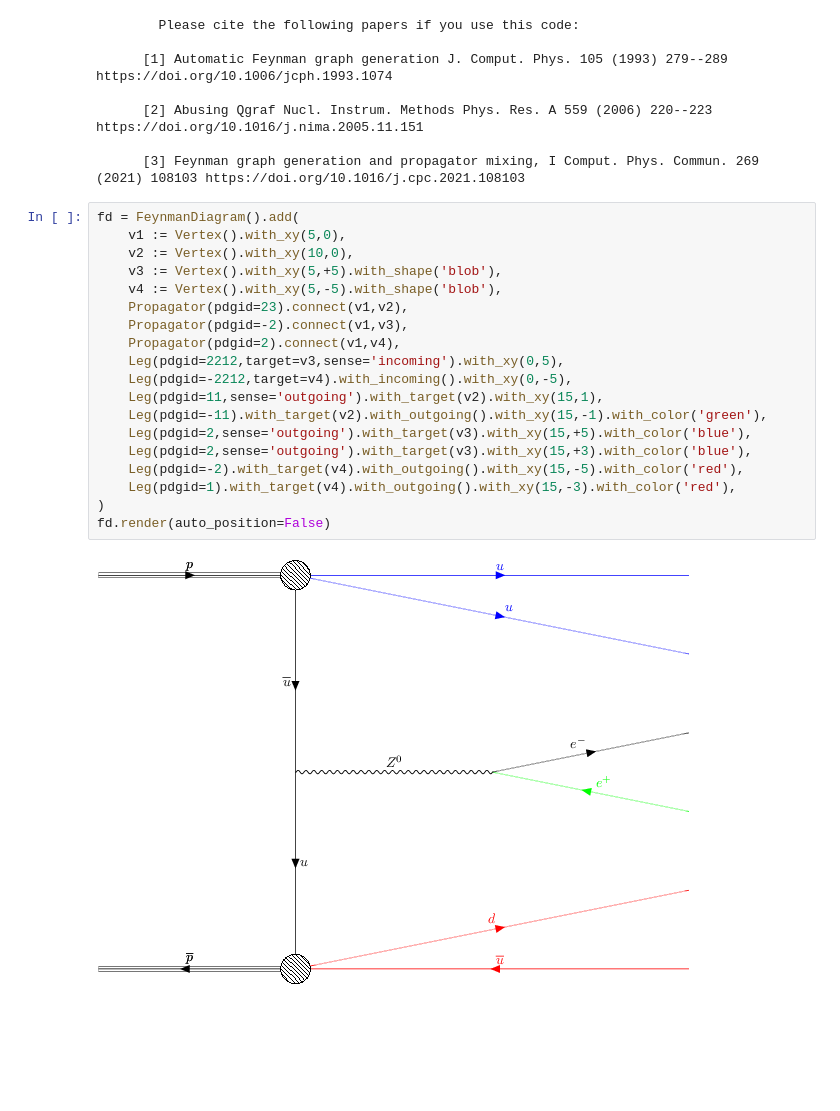
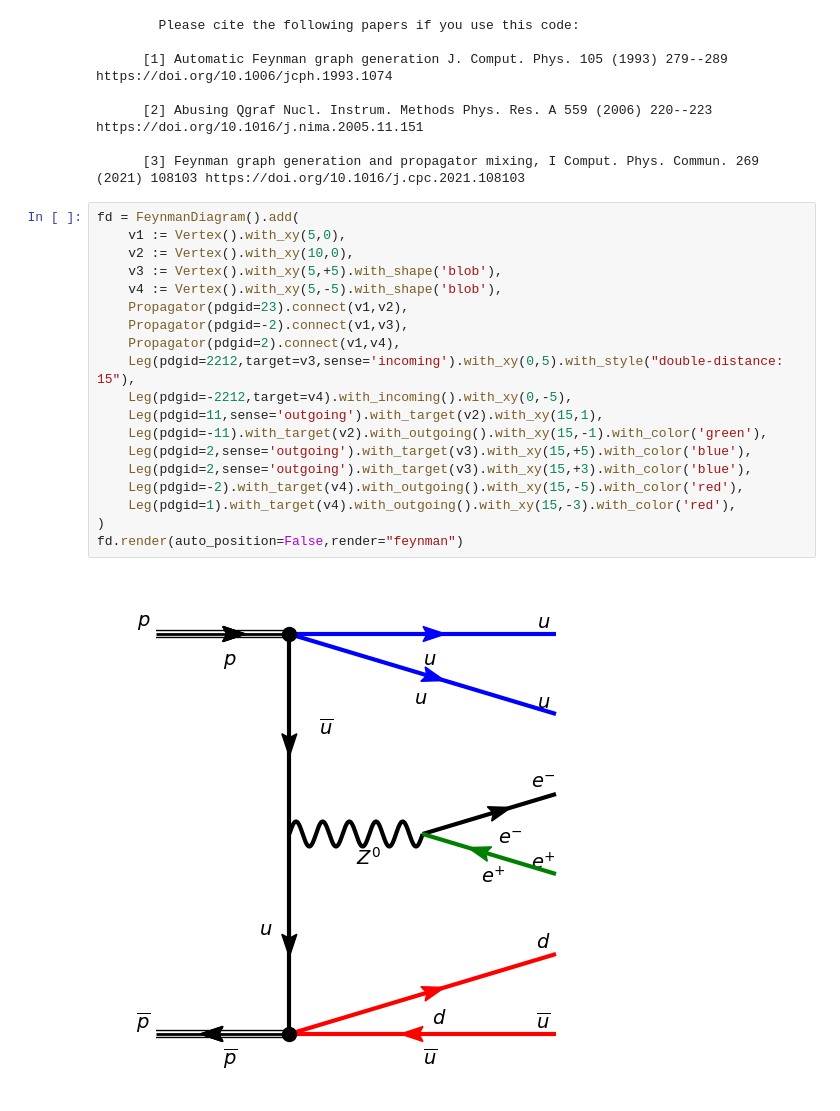
Before and after one commit to APN-Pucky/pyfeyn2, a Jupyter notebook: debug/proton_baryon_meson.ipynb, the cells around one changed output. Cells and saved outputs as stored; diff of their text form; blank space fills up the shorter version.

```diff
--- a/debug/proton_baryon_meson.ipynb
+++ b/debug/proton_baryon_meson.ipynb
@@ -29,24 +29,24 @@ from feynml.interface.qgraf import style
 # %%
 fd = FeynmanDiagram().add(
     v1 := Vertex().with_xy(5,0),
     v2 := Vertex().with_xy(10,0),
     v3 := Vertex().with_xy(5,+5).with_shape('blob'),
     v4 := Vertex().with_xy(5,-5).with_shape('blob'),
     Propagator(pdgid=23).connect(v1,v2),
     Propagator(pdgid=-2).connect(v1,v3),
     Propagator(pdgid=2).connect(v1,v4),
-    Leg(pdgid=2212,target=v3,sense='incoming').with_xy(0,5),
+    Leg(pdgid=2212,target=v3,sense='incoming').with_xy(0,5).with_style("double-distance: 15"),
     Leg(pdgid=-2212,target=v4).with_incoming().with_xy(0,-5),
     Leg(pdgid=11,sense='outgoing').with_target(v2).with_xy(15,1),
     Leg(pdgid=-11).with_target(v2).with_outgoing().with_xy(15,-1).with_color('green'),
     Leg(pdgid=2,sense='outgoing').with_target(v3).with_xy(15,+5).with_color('blue'),
     Leg(pdgid=2,sense='outgoing').with_target(v3).with_xy(15,+3).with_color('blue'),
     Leg(pdgid=-2).with_target(v4).with_outgoing().with_xy(15,-5).with_color('red'),
     Leg(pdgid=1).with_target(v4).with_outgoing().with_xy(15,-3).with_color('red'),
 )
-fd.render(auto_position=False)
+fd.render(auto_position=False,render="feynman")
 # %% [output]
-[figure, old version]
+[figure, new version]
 # %%
 fd = FeynmanDiagram().add(
     v1 := Vertex().with_xy(5,0),
```
Also changed, not shown: parts of 1 cell of this notebook, 3 other files.
